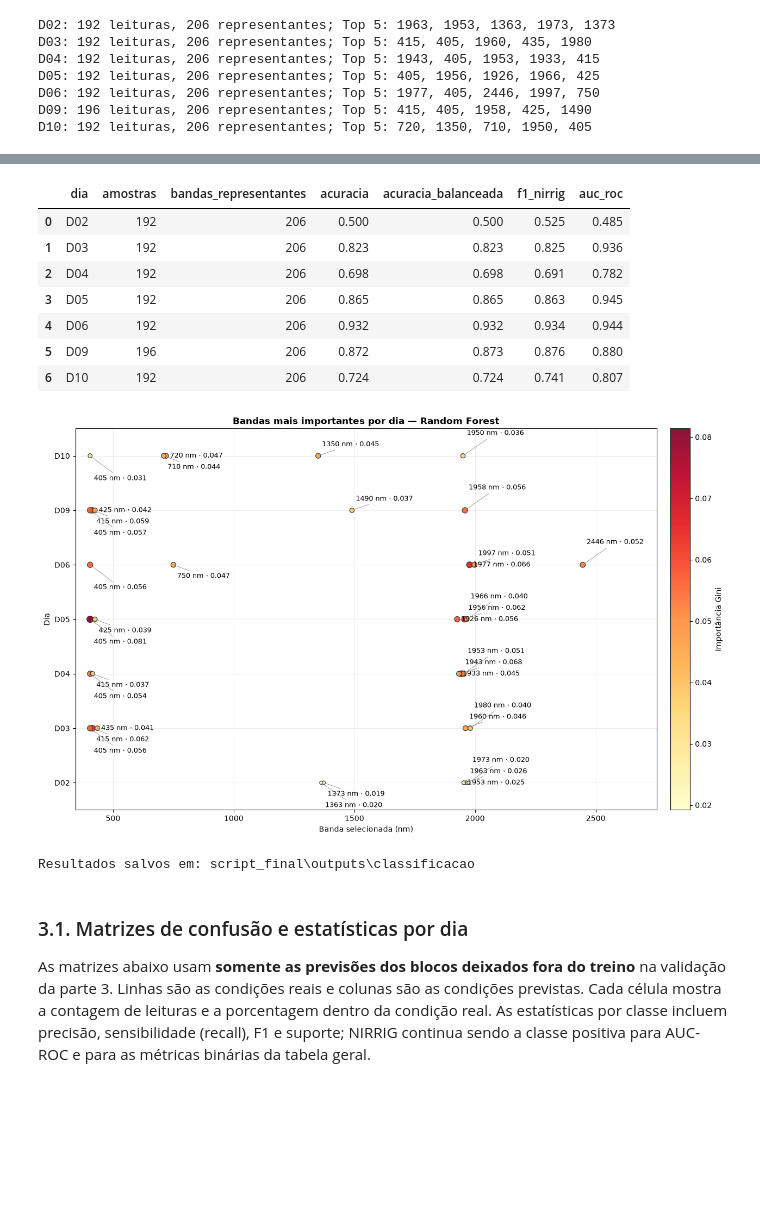
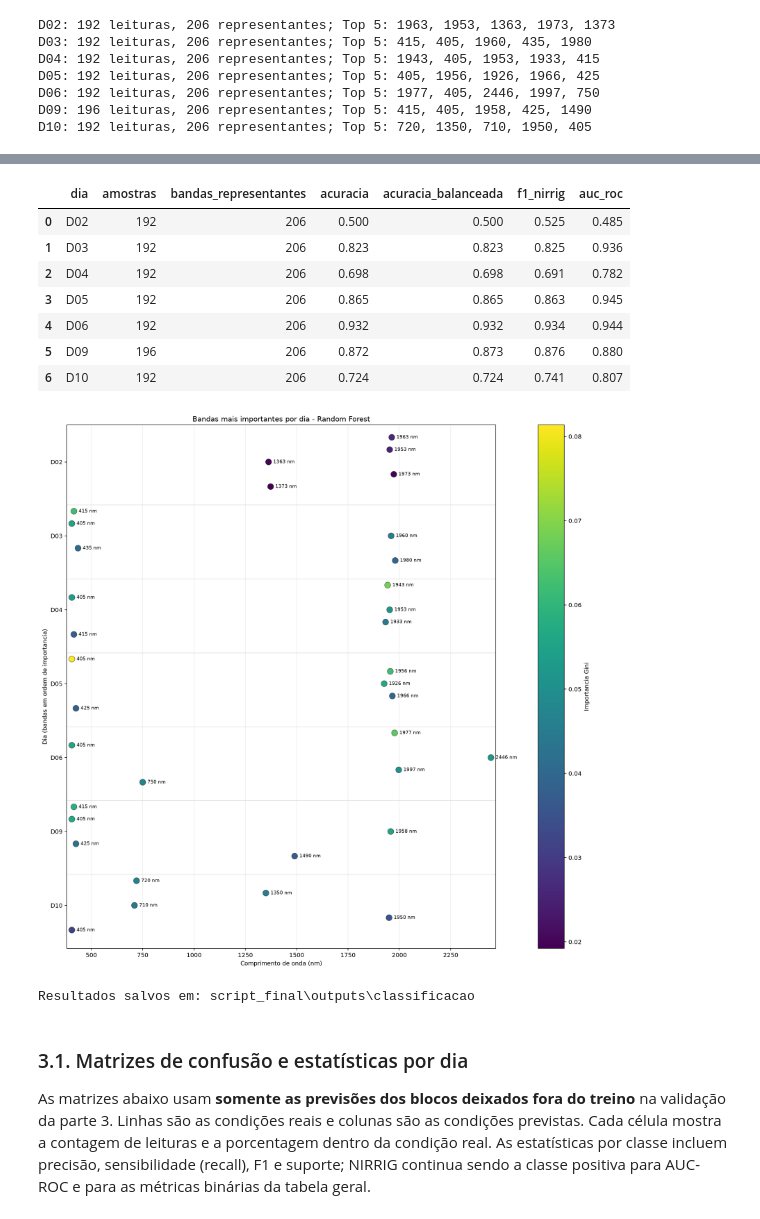
Before and after one commit to AgroSAT-Prod/EstresseHidricoFinal, a Jupyter notebook: script_final/Pipeline_Final_Classificacao.ipynb, the cells around one changed output, grey strips where cells are left out. Cells and saved outputs as stored; diff of their text form; code cells hidden in the pictures; blank space fills up the shorter version.

Commit message:
atualizado grafico de bandas mais importantes do pipeline_classificacao

```diff
--- a/script_final/Pipeline_Final_Classificacao.ipynb
+++ b/script_final/Pipeline_Final_Classificacao.ipynb
@@ -675,83 +675,70 @@ colunas_metricas = [
 ]
 display(metricas_xgboost_por_dia[colunas_metricas].round(3))
 
-# Uma única imagem: cada linha representa um dia e mostra suas cinco bandas mais importantes.
+# Uma linha para cada banda, agrupada por dia e ordenada pela importancia Gini.
 top5_grafico = top5_rf_por_dia.sort_values(["dia", "posicao"]).copy()
 dias_importancia = sorted(top5_grafico["dia"].unique())
 posicao_dia = {dia: indice for indice, dia in enumerate(dias_importancia)}
-top5_grafico["x"] = top5_grafico["dia"].map(posicao_dia)
+top5_grafico["linha"] = top5_grafico["dia"].map(posicao_dia) * 6 + top5_grafico["posicao"]
 
-importancia_min = top5_grafico["importancia_gini"].min()
-importancia_max = top5_grafico["importancia_gini"].max()
-amplitude = max(importancia_max - importancia_min, np.finfo(float).eps)
-tamanho_marcador = 20 + 55 * (
-    (top5_grafico["importancia_gini"] - importancia_min) / amplitude
+fig, eixo = plt.subplots(
+    figsize=(13, max(5, 1.65 * len(dias_importancia) + 1.5)),
+    constrained_layout=True,
 )
-
-fig, eixo = plt.subplots(figsize=(14, 9))
 pontos = eixo.scatter(
-    top5_grafico["banda_nm"], top5_grafico["x"],
-    s=tamanho_marcador, c=top5_grafico["importancia_gini"], cmap="YlOrRd",
-edgecolors="#263238", linewidths=0.9, alpha=0.92, zorder=3,
+    top5_grafico["banda_nm"], top5_grafico["linha"],
+    c=top5_grafico["importancia_gini"], cmap="viridis", s=105,
+    edgecolors="#333333", linewidths=0.5, zorder=3,
 )
-
-# Os cinco rótulos de cada dia ocupam alturas distintas, mesmo com bandas vizinhas.
-for dia, grupo in top5_grafico.groupby("dia", sort=False):
-    for ordem, linha in enumerate(grupo.sort_values("banda_nm").itertuples()):
-        eixo.annotate(
-            f"{int(linha.banda_nm)} nm · {linha.importancia_gini:.3f}",
-            (linha.banda_nm, linha.x),
-            xytext=(5, (ordem - (len(grupo) - 1) / 2) * 15),
-            textcoords="offset points", ha="left", va="center",
-            fontsize=9, arrowprops={"arrowstyle": "-", "lw": 0.5, "color": "#777777"},
-        )
-
-eixo.set_yticks(range(len(dias_importancia)), dias_importancia)
-eixo.set_xlabel("Banda selecionada (nm)")
-eixo.set_ylabel("Dia")
-eixo.set_title("Bandas mais importantes por dia — Random Forest", fontweight="bold")
-eixo.grid(axis="both", alpha=0.22, zorder=0)
-eixo.set_ylim(-0.5, len(dias_importancia) - 0.5)
-faixa_bandas = top5_grafico["banda_nm"].max() - top5_grafico["banda_nm"].min()
-eixo.set_xlim(
-    top5_grafico["banda_nm"].min() - 0.03 * faixa_bandas,
-    top5_grafico["banda_nm"].max() + 0.15 * faixa_bandas,
-)
-barra_cores = fig.colorbar(pontos, ax=eixo, pad=0.02)
-barra_cores.set_label("Importância Gini")
-fig.subplots_adjust(top=0.87, bottom=0.09, left=0.06, right=0.98)
+for linha in top5_grafico.itertuples():
+    eixo.annotate(
+        f"{int(linha.banda_nm)} nm",
+        (linha.banda_nm, linha.linha),
+        xytext=(8, 0), textcoords="offset points",
+        va="center", fontsize=8,
+    )
+for indice in range(1, len(dias_importancia)):
+    eixo.axhline(indice * 6 + 0.5, color="#dddddd", linewidth=0.8)
+eixo.set_yticks([i * 6 + 3 for i in range(len(dias_importancia))], labels=dias_importancia)
+eixo.set_ylim(len(dias_importancia) * 6 + 0.5, 0)
+eixo.set_xlim(380, 2470)
+eixo.set_xlabel("Comprimento de onda (nm)")
+eixo.set_ylabel("Dia (bandas em ordem de importancia)")
+eixo.set_title("Bandas mais importantes por dia - Random Forest")
+eixo.grid(axis="x", alpha=0.25)
+fig.colorbar(pontos, ax=eixo, label="Importancia Gini")
 arquivo_importancias = PASTA_CLASSIFICACAO / "importancia_top5_por_dia.png"
-fig.savefig(arquivo_importancias, dpi=150, bbox_inches="tight")
+fig.savefig(arquivo_importancias, dpi=180, bbox_inches="tight")
 display(fig)
 plt.close(fig)
 print(f"Resultados salvos em: {PASTA_CLASSIFICACAO.relative_to(ROOT)}")
 # %% [output]
 |  | dia | posicao | banda_nm | importancia_gini |
 | 0 | D02 | 1 | 1963 | 0.0263 |
 | 1 | D02 | 2 | 1953 | 0.0255 |
 | 2 | D02 | 3 | 1363 | 0.0197 |
 | 3 | D02 | 4 | 1973 | 0.0196 |
 | 4 | D02 | 5 | 1373 | 0.0192 |
 | 5 | D03 | 1 | 415 | 0.0623 |
 | 6 | D03 | 2 | 405 | 0.0555 |
 | 7 | D03 | 3 | 1960 | 0.0458 |
 | 8 | D03 | 4 | 435 | 0.0408 |
 | 9 | D03 | 5 | 1980 | 0.0398 |
 | ... | ... | ... | ... | ... |
 | 30 | D10 | 1 | 720 | 0.0466 |
 | 31 | D10 | 2 | 1350 | 0.0453 |
 | 32 | D10 | 3 | 710 | 0.0443 |
 | 33 | D10 | 4 | 1950 | 0.0359 |
 | 34 | D10 | 5 | 405 | 0.0312 |
 |  | dia | amostras | bandas_representantes | acuracia | acuracia_balanceada | f1_nirrig | auc_roc |
 | 0 | D02 | 192 | 206 | 0.500 | 0.500 | 0.525 | 0.485 |
 | 1 | D03 | 192 | 206 | 0.823 | 0.823 | 0.825 | 0.936 |
 | 2 | D04 | 192 | 206 | 0.698 | 0.698 | 0.691 | 0.782 |
 | 3 | D05 | 192 | 206 | 0.865 | 0.865 | 0.863 | 0.945 |
 | 4 | D06 | 192 | 206 | 0.932 | 0.932 | 0.934 | 0.944 |
 | 5 | D09 | 196 | 206 | 0.872 | 0.873 | 0.876 | 0.880 |
 | 6 | D10 | 192 | 206 | 0.724 | 0.724 | 0.741 | 0.807 |
-[figure, old version]
+[figure, new version]
 Resultados salvos em: script_final\outputs\classificacao
 # %% [markdown]
 ### 3.1. Matrizes de confusão e estatísticas por dia
```
Also changed, not shown: 1 other file.
